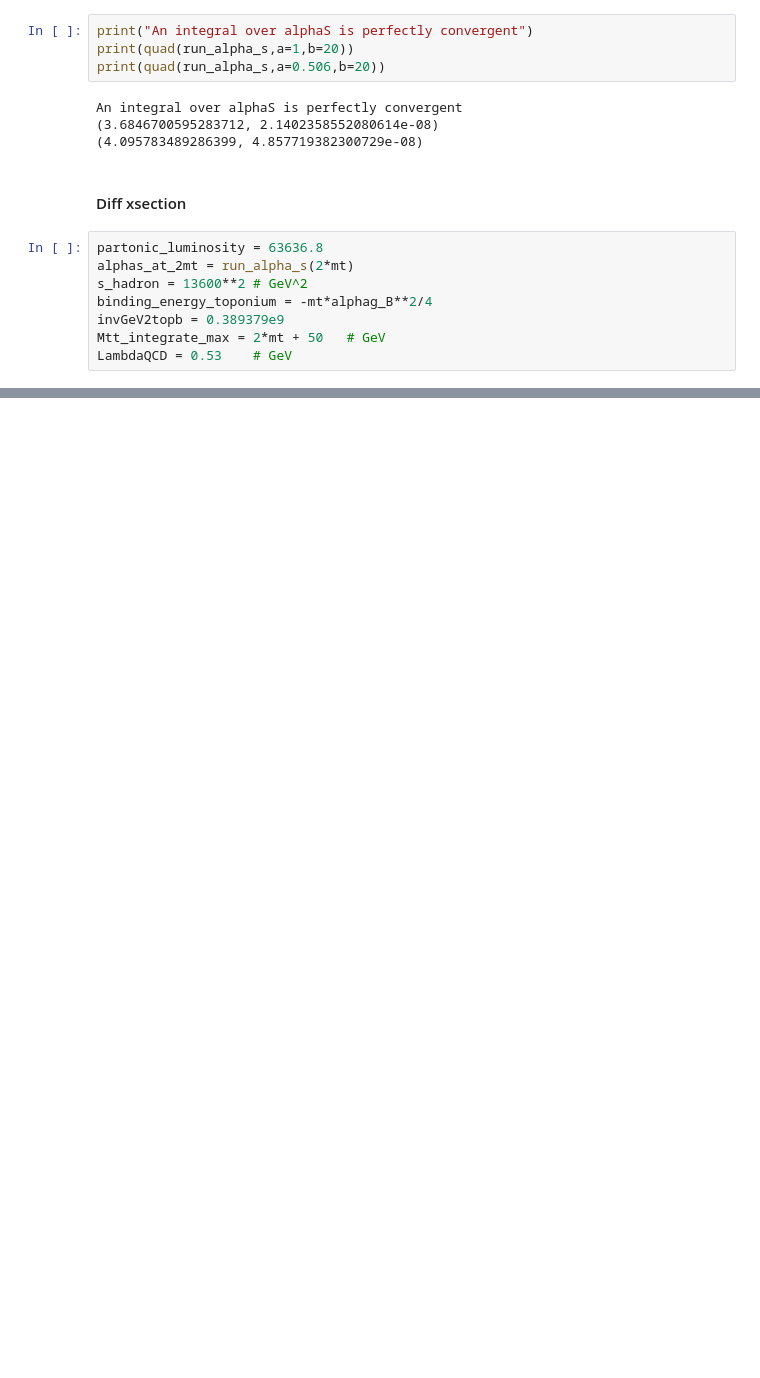
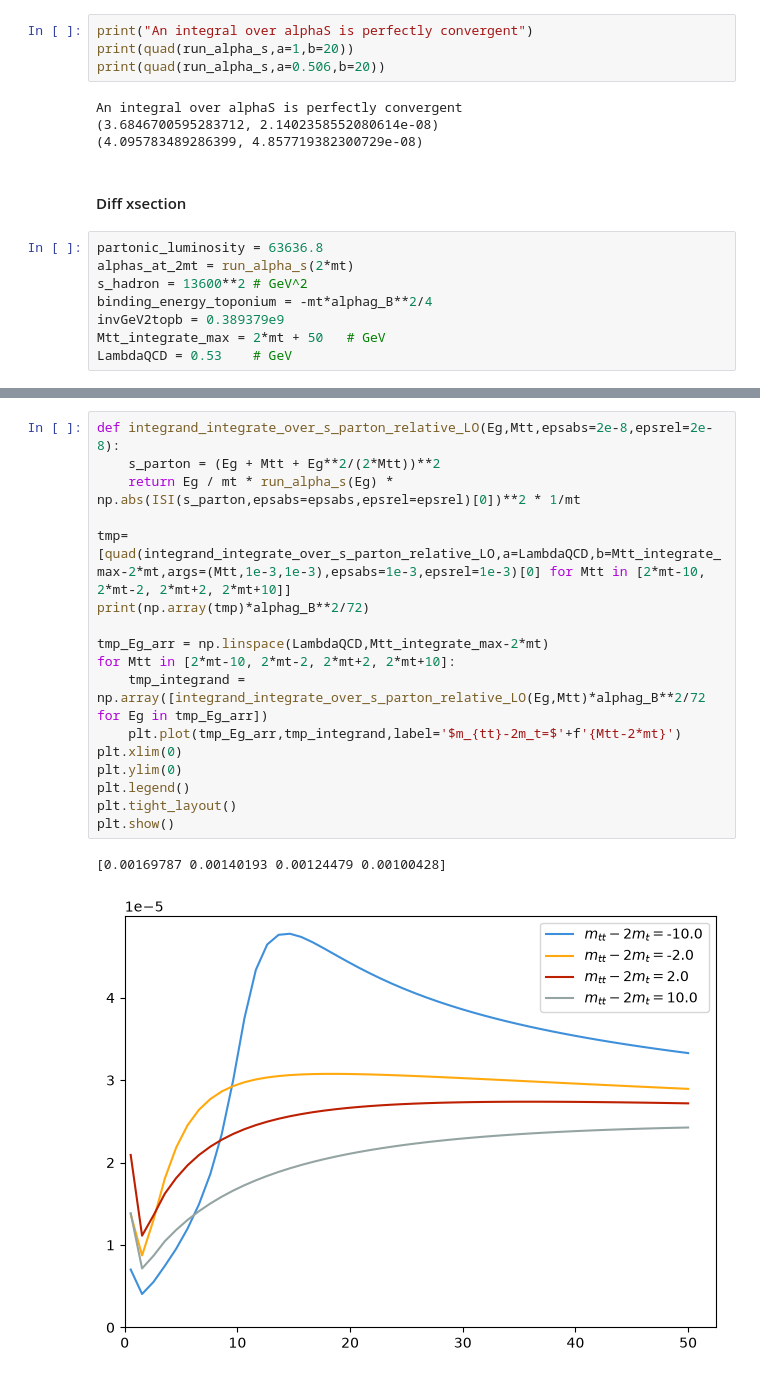
Before and after one commit to phananhvu1609/toponium, a Jupyter notebook: plot/analysis.ipynb, the cells around one changed output, grey strips where cells are left out. Saved outputs shown, nothing was run; the diff lists cells and outputs as text; blank space fills up the shorter version.

```diff
--- a/plot/analysis.ipynb
+++ b/plot/analysis.ipynb
@@ -286,0 +285,20 @@ Total gluon emission cross section:  0.003660377912536894 pb
+# %%
+def integrand_integrate_over_s_parton_relative_LO(Eg,Mtt,epsabs=2e-8,epsrel=2e-8):
+    s_parton = (Eg + Mtt + Eg**2/(2*Mtt))**2
+    return Eg / mt * run_alpha_s(Eg) * np.abs(ISI(s_parton,epsabs=epsabs,epsrel=epsrel)[0])**2 * 1/mt
+
+tmp=[quad(integrand_integrate_over_s_parton_relative_LO,a=LambdaQCD,b=Mtt_integrate_max-2*mt,args=(Mtt,1e-3,1e-3),epsabs=1e-3,epsrel=1e-3)[0] for Mtt in [2*mt-10, 2*mt-2, 2*mt+2, 2*mt+10]]
+print(np.array(tmp)*alphag_B**2/72)
+
+tmp_Eg_arr = np.linspace(LambdaQCD,Mtt_integrate_max-2*mt)
+for Mtt in [2*mt-10, 2*mt-2, 2*mt+2, 2*mt+10]:
+    tmp_integrand = np.array([integrand_integrate_over_s_parton_relative_LO(Eg,Mtt)*alphag_B**2/72 for Eg in tmp_Eg_arr])
+    plt.plot(tmp_Eg_arr,tmp_integrand,label='$m_{tt}-2m_t=$'+f'{Mtt-2*mt}')
+plt.xlim(0)
+plt.ylim(0)
+plt.legend()
+plt.tight_layout()
+plt.show()
+# %% [output]
+[0.00169787 0.00140193 0.00124479 0.00100428]
+[figure, added]
```
Also changed, not shown: parts of 9 cells of this notebook, 8 other files.
